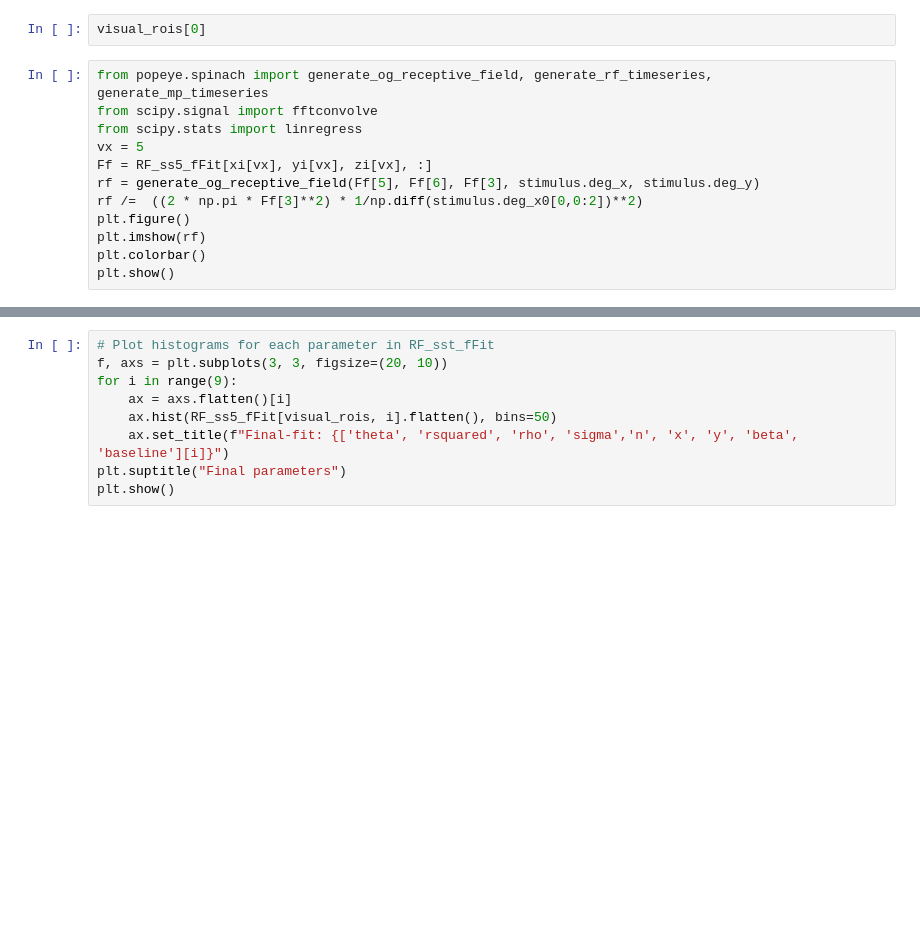
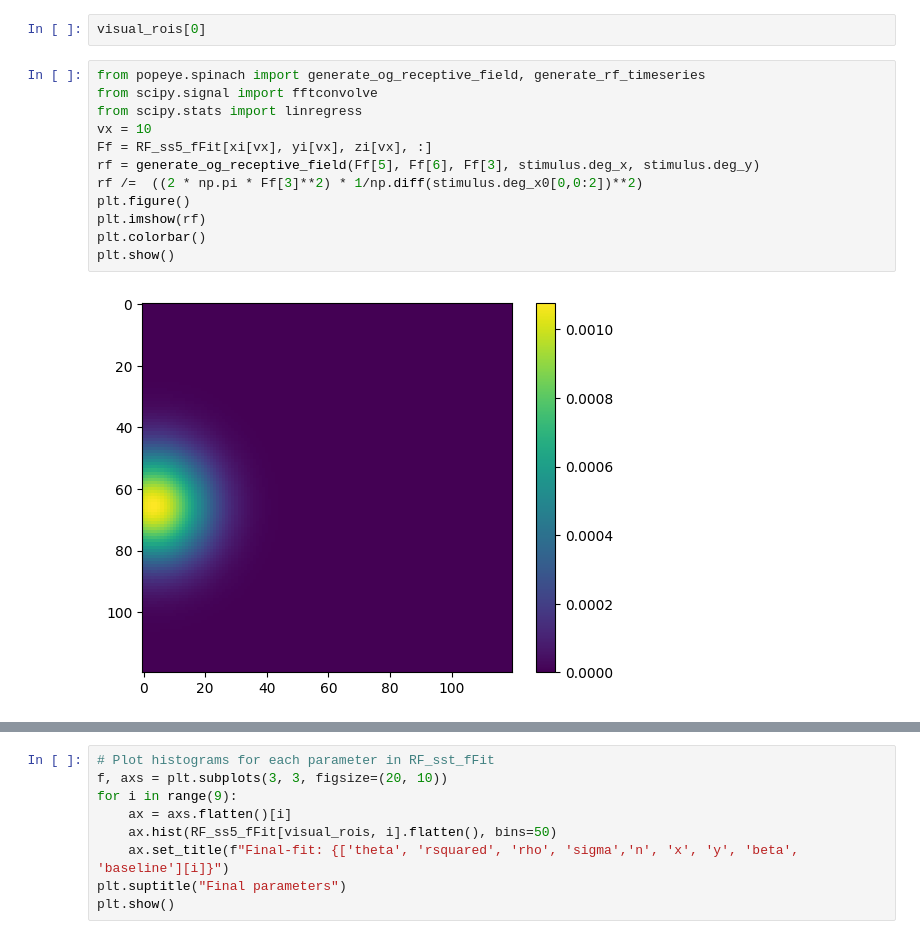
Before and after one commit to clayspacelab/popeye_model_fit, a Jupyter notebook: run_modelfit.ipynb, the cells around one changed output, grey strips where cells are left out. Cells and saved outputs as stored; diff of their text form; blank space fills up the shorter version.

```diff
--- a/run_modelfit.ipynb
+++ b/run_modelfit.ipynb
@@ -262,17 +263,19 @@ plt.show()
 # %%
 visual_rois[0]
 # %%
-from popeye.spinach import generate_og_receptive_field, generate_rf_timeseries, generate_mp_timeseries
+from popeye.spinach import generate_og_receptive_field, generate_rf_timeseries
 from scipy.signal import fftconvolve
 from scipy.stats import linregress
-vx = 5
+vx = 10
 Ff = RF_ss5_fFit[xi[vx], yi[vx], zi[vx], :]
 rf = generate_og_receptive_field(Ff[5], Ff[6], Ff[3], stimulus.deg_x, stimulus.deg_y)
 rf /=  ((2 * np.pi * Ff[3]**2) * 1/np.diff(stimulus.deg_x0[0,0:2])**2)
 plt.figure()
 plt.imshow(rf)
 plt.colorbar()
 plt.show()
+# %% [output]
+[figure, added]
 # %%
 def distance_mask_coarse(x, y, sigma):
     dist = (stimulus.deg_x0 - x) ** 2 + (stimulus.deg_y0 - y) ** 2
```
Also changed, not shown: parts of 6 cells of this notebook, 3 other files.
